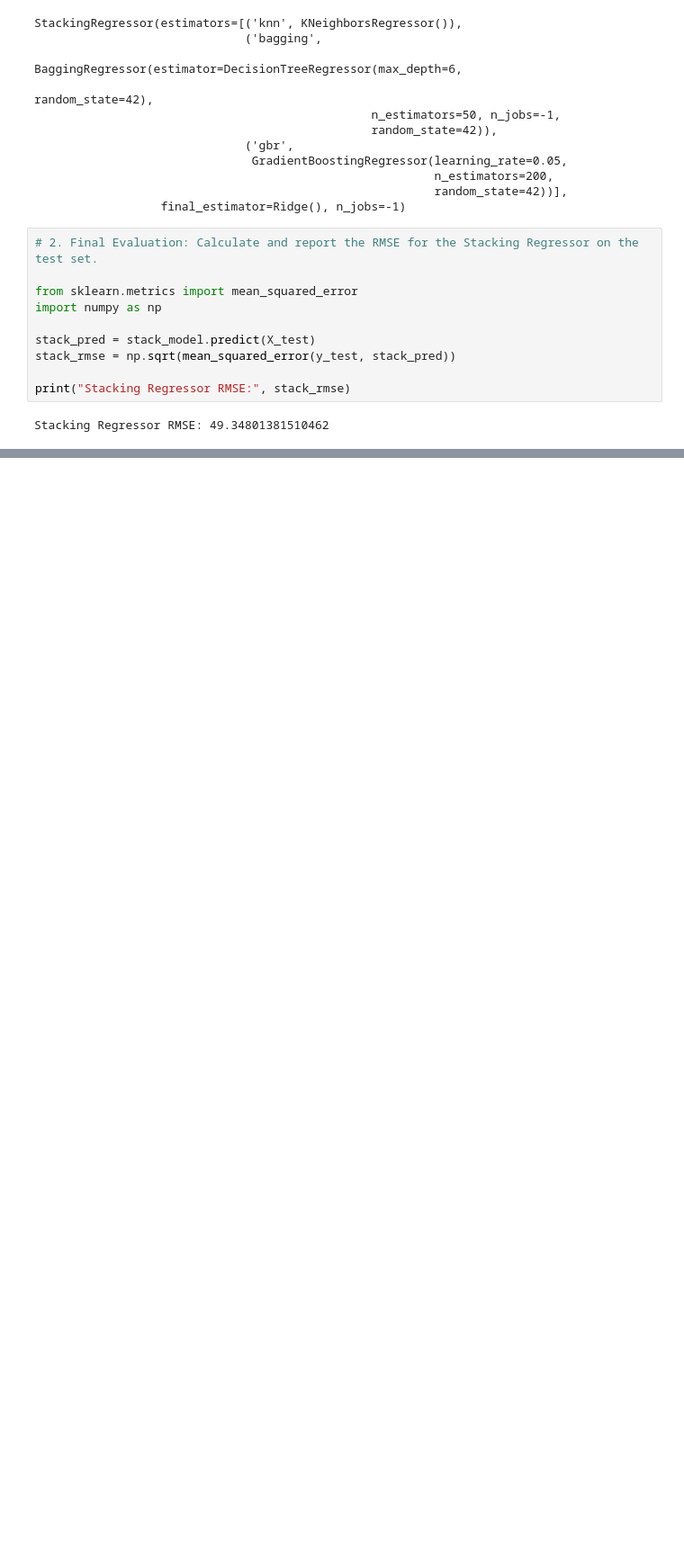
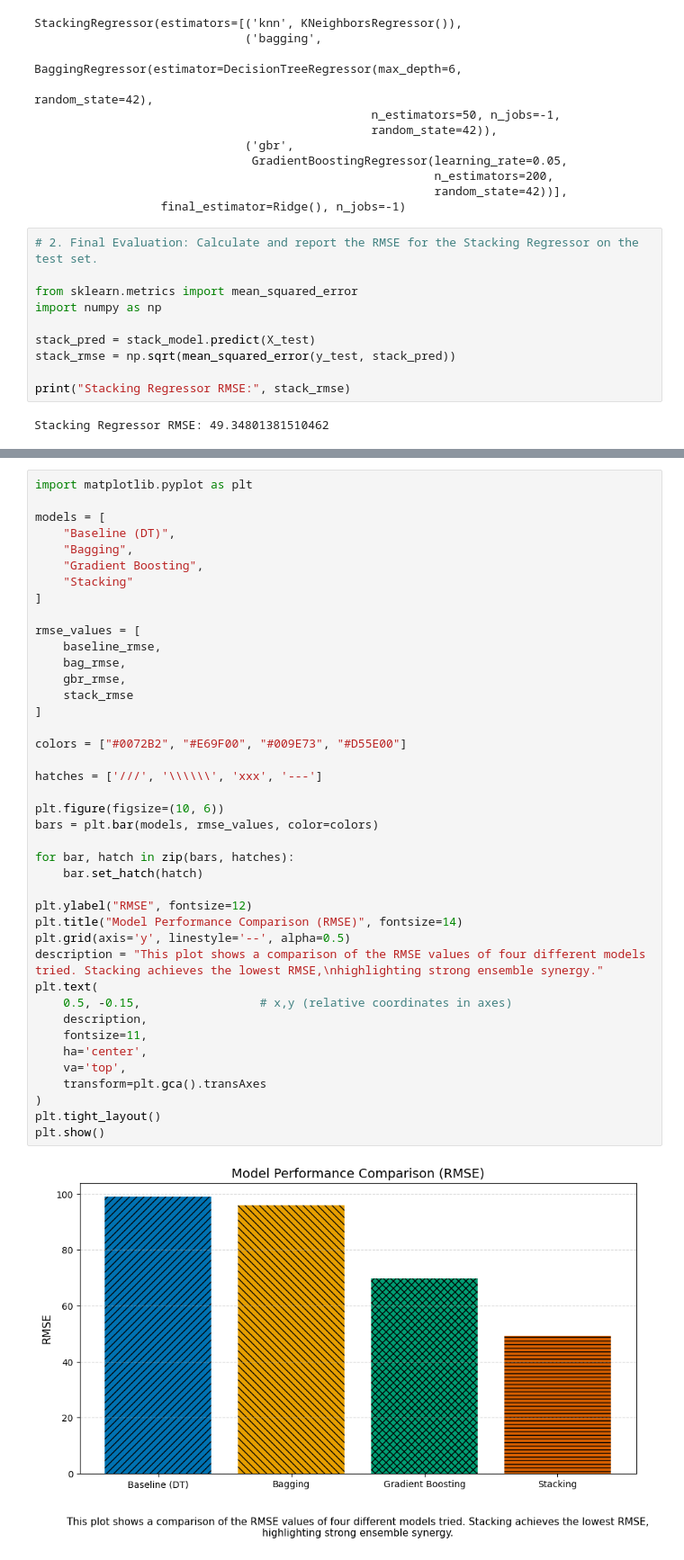
Before and after one commit to Navaneeth272001/Navaneeth272001_assignment_8, a Jupyter notebook: code.ipynb, the cells around one changed output, grey strips where cells are left out. Shown: that part at 90% size. Saved outputs shown, nothing was run; the diff lists cells and outputs as text; blank space fills up the shorter version.

```diff
--- a/code.ipynb
+++ b/code.ipynb
@@ -433,6 +430,49 @@ styled_table
 | Bagging Regressor | 96.018717 |
 | Gradient Boosting Regressor | 69.823990 |
 | Stacking Regressor | 49.348014 |
+# %%
+import matplotlib.pyplot as plt
+
+models = [
+    "Baseline (DT)",
+    "Bagging",
+    "Gradient Boosting",
+    "Stacking"
+]
+
+rmse_values = [
+    baseline_rmse,
+    bag_rmse,
+    gbr_rmse,
+    stack_rmse
+]
+
+colors = ["#0072B2", "#E69F00", "#009E73", "#D55E00"]
+
+hatches = ['///', '\\\\\\', 'xxx', '---']
+
+plt.figure(figsize=(10, 6))
+bars = plt.bar(models, rmse_values, color=colors)
+
+for bar, hatch in zip(bars, hatches):
+    bar.set_hatch(hatch)
+
+plt.ylabel("RMSE", fontsize=12)
+plt.title("Model Performance Comparison (RMSE)", fontsize=14)
+plt.grid(axis='y', linestyle='--', alpha=0.5)
+description = "This plot shows a comparison of the RMSE values of four different models tried. Stacking achieves the lowest RMSE,\nhighlighting strong ensemble synergy."
+plt.text(
+    0.5, -0.15,                 # x,y (relative coordinates in axes)
+    description,
+    fontsize=11,
+    ha='center',
+    va='top',
+    transform=plt.gca().transAxes
+)
+plt.tight_layout()
+plt.show()
+# %% [output]
+[figure, added]
 # %% [markdown]
 2. Conclusion: Based on your results:
 
```
Also changed, not shown: parts of 3 cells of this notebook, 1 other file.
